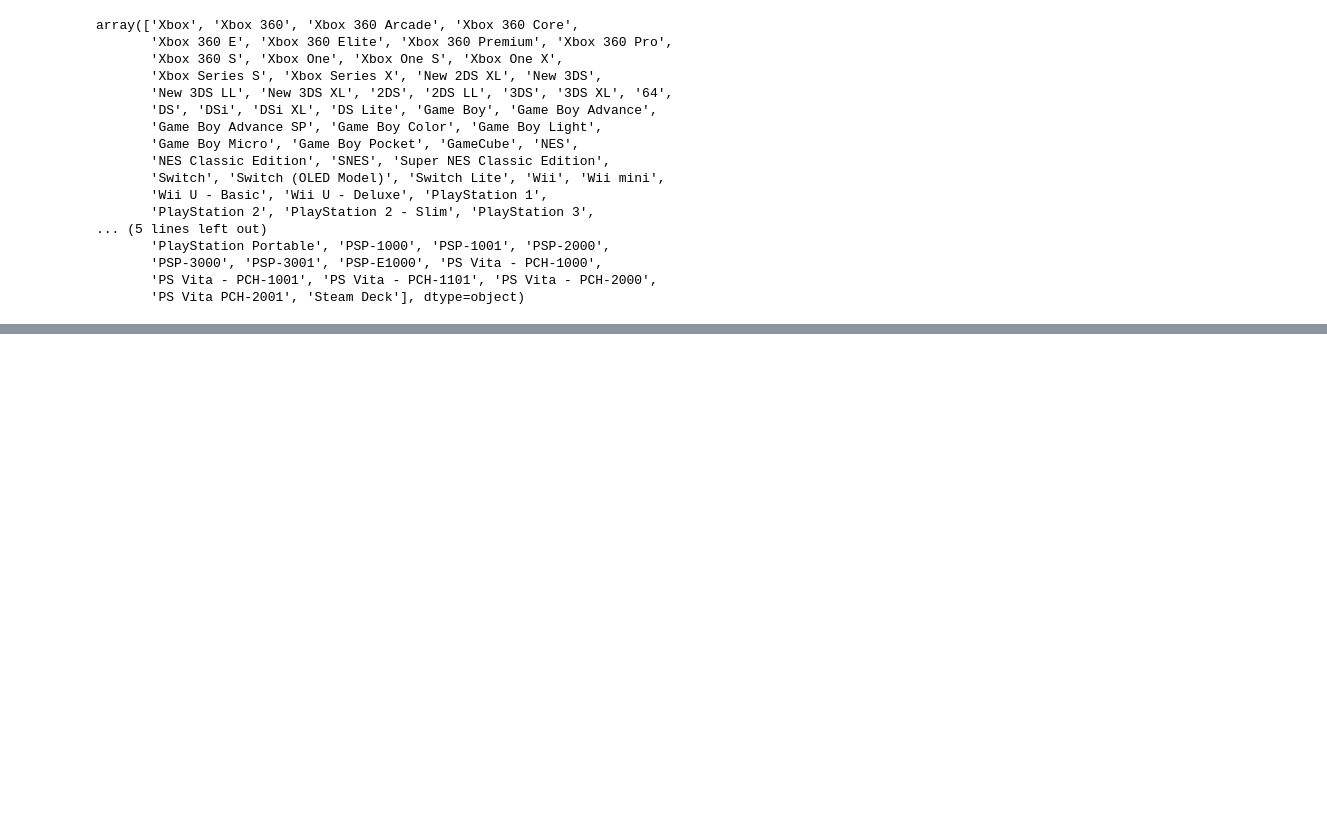
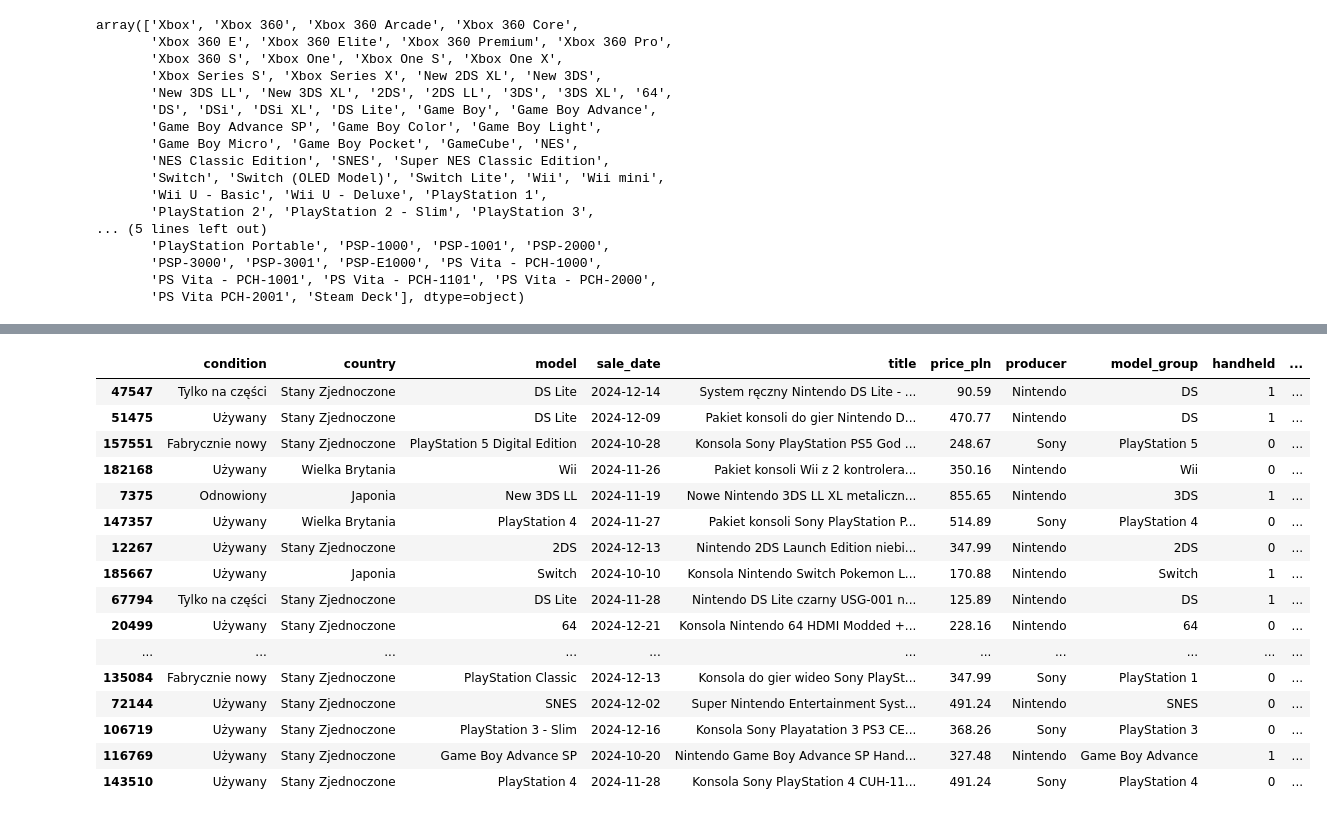
Before and after one commit to ChillGuysFromPjatk/Pad, a Jupyter notebook: src/cleaners/data_cleaning.ipynb, the cells around one changed output, grey strips where cells are left out. Saved outputs shown, nothing was run; the diff lists cells and outputs as text; code cells hidden in the pictures; blank space fills up the shorter version.

```diff
--- a/src/cleaners/data_cleaning.ipynb
+++ b/src/cleaners/data_cleaning.ipynb
@@ -373,0 +377,33 @@ array(['Stany Zjednoczone', 'Kanada', 'Australia', 'Wielka Brytania',
+# %%
+#dyskretyzacja stanu
+df['condition'].unique()
+
+condition_map = {
+    'Fabrycznie nowy': 3,
+    'Nowy (inny)': 3,
+    'Odnowiony': 2,
+    'Używany': 1,
+    'Tylko na części': 0
+}
+
+df['condition_num'] = df['condition'].map(condition_map)
+
+df.sample(20)
+# %% [output]
+|  | condition | country | model | sale_date | title | price_pln | producer | model_group | handheld | ... |
+| 47547 | Tylko na części | Stany Zjednoczone | DS Lite | 2024-12-14 | System ręczny Nintendo DS Lite - ... | 90.59 | Nintendo | DS | 1 | ... |
+| 51475 | Używany | Stany Zjednoczone | DS Lite | 2024-12-09 | Pakiet konsoli do gier Nintendo D... | 470.77 | Nintendo | DS | 1 | ... |
+| 157551 | Fabrycznie nowy | Stany Zjednoczone | PlayStation 5 Digital Edition | 2024-10-28 | Konsola Sony PlayStation PS5 God ... | 248.67 | Sony | PlayStation 5 | 0 | ... |
+| 182168 | Używany | Wielka Brytania | Wii | 2024-11-26 | Pakiet konsoli Wii z 2 kontrolera... | 350.16 | Nintendo | Wii | 0 | ... |
+| 7375 | Odnowiony | Japonia | New 3DS LL | 2024-11-19 | Nowe Nintendo 3DS LL XL metaliczn... | 855.65 | Nintendo | 3DS | 1 | ... |
+| 147357 | Używany | Wielka Brytania | PlayStation 4 | 2024-11-27 | Pakiet konsoli Sony PlayStation P... | 514.89 | Sony | PlayStation 4 | 0 | ... |
+| 12267 | Używany | Stany Zjednoczone | 2DS | 2024-12-13 | Nintendo 2DS Launch Edition niebi... | 347.99 | Nintendo | 2DS | 0 | ... |
+| 185667 | Używany | Japonia | Switch | 2024-10-10 | Konsola Nintendo Switch Pokemon L... | 170.88 | Nintendo | Switch | 1 | ... |
+| 67794 | Tylko na części | Stany Zjednoczone | DS Lite | 2024-11-28 | Nintendo DS Lite czarny USG-001 n... | 125.89 | Nintendo | DS | 1 | ... |
+| 20499 | Używany | Stany Zjednoczone | 64 | 2024-12-21 | Konsola Nintendo 64 HDMI Modded +... | 228.16 | Nintendo | 64 | 0 | ... |
+| ... | ... | ... | ... | ... | ... | ... | ... | ... | ... | ... |
+| 135084 | Fabrycznie nowy | Stany Zjednoczone | PlayStation Classic | 2024-12-13 | Konsola do gier wideo Sony PlaySt... | 347.99 | Sony | PlayStation 1 | 0 | ... |
+| 72144 | Używany | Stany Zjednoczone | SNES | 2024-12-02 | Super Nintendo Entertainment Syst... | 491.24 | Nintendo | SNES | 0 | ... |
+| 106719 | Używany | Stany Zjednoczone | PlayStation 3 - Slim | 2024-12-16 | Konsola Sony Playatation 3 PS3 CE... | 368.26 | Sony | PlayStation 3 | 0 | ... |
+| 116769 | Używany | Stany Zjednoczone | Game Boy Advance SP | 2024-10-20 | Nintendo Game Boy Advance SP Hand... | 327.48 | Nintendo | Game Boy Advance | 1 | ... |
+| 143510 | Używany | Stany Zjednoczone | PlayStation 4 | 2024-11-28 | Konsola Sony PlayStation 4 CUH-11... | 491.24 | Sony | PlayStation 4 | 0 | ... |
```
Also changed, not shown: parts of 11 cells of this notebook, 1 other file.
